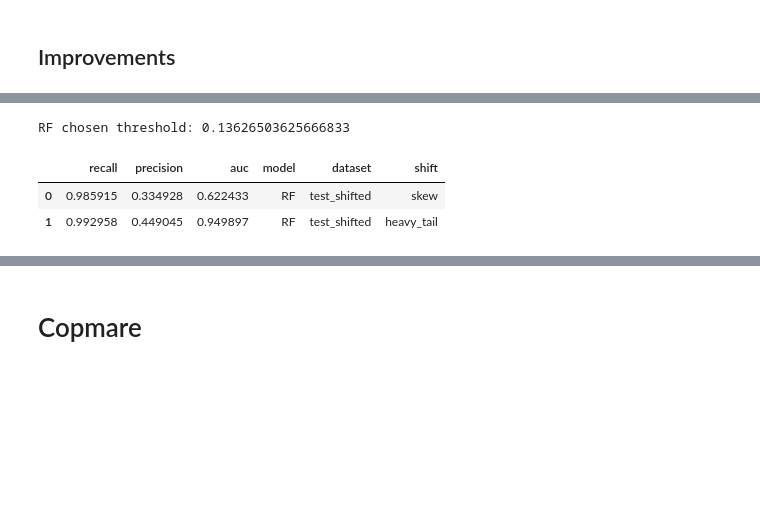
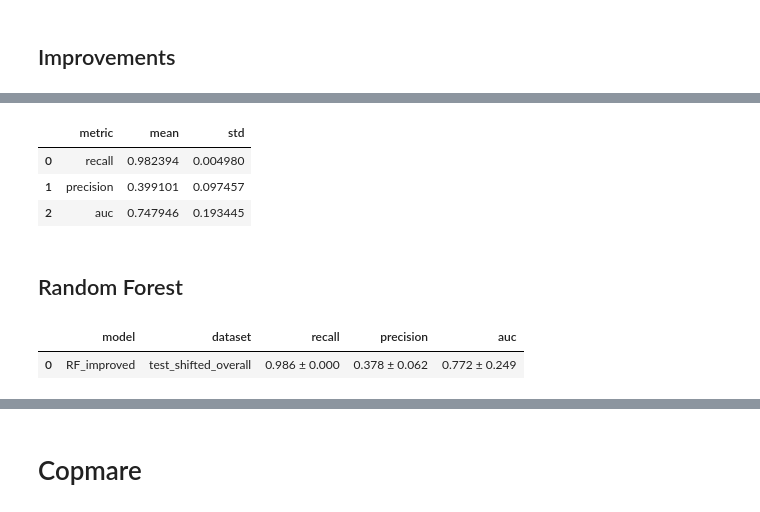
Before and after one commit to shaharberkovich/DataMining_shahar_hila_shir, a Jupyter notebook: AlzheimersProject.ipynb, the cells around one changed output, grey strips where cells are left out. Saved outputs shown, nothing was run; the diff lists cells and outputs as text; code cells hidden in the pictures; blank space fills up the shorter version.

Commit message:
Fix pipeline, FE integration, threshold evaluation and model comparison

```diff
--- a/AlzheimersProject.ipynb
+++ b/AlzheimersProject.ipynb
@@ -1759,8 +1771,8 @@ categorical_pipe = Pipeline(steps=[
 # %%
 preprocessor = ColumnTransformer(
     transformers=[
-        ("num", numeric_pipe, num_cols),
-        ("ethnicity", categorical_pipe, cat_cols),
+        ("num", numeric_pipe, make_column_selector(dtype_include=np.number)),
+        ("cat", categorical_pipe, make_column_selector(dtype_exclude=np.number)),
     ],
     remainder="drop"
 )
@@ -2643,8 +2668,8 @@ categorical_pipe = Pipeline(steps=[
 # %%
 improved_preprocessor = ColumnTransformer(
     transformers=[
-        ("num", numeric_pipe, num_cols),
-        ("ethnicity", categorical_pipe, cat_cols),
+        ("num", numeric_pipe, make_column_selector(dtype_include=np.number)),
+        ("cat", categorical_pipe, make_column_selector(dtype_exclude=np.number)),
     ],
     remainder="drop"
 )
@@ -2739 +2780,17 @@ pd.DataFrame(results)
+# %%
+overall_numeric = (
+    df_shift[["recall", "precision", "auc"]]
+    .agg(["mean", "std"])
+    .T
+    .reset_index()
+    .rename(columns={"index": "metric"})
+)
+overall_numeric
+# %% [output]
+|  | metric | mean | std |
+| 0 | recall | 0.982394 | 0.004980 |
+| 1 | precision | 0.399101 | 0.097457 |
+| 2 | auc | 0.747946 | 0.193445 |
+# %% [markdown]
+## Random Forest
 # %%
@@ -2748,0 +2826,7 @@ X_mixed_rf, y_mixed_rf = make_mixed_train(
+# %%
+X_tr, X_val, y_tr, y_val = train_test_split(
+    X_train, y_train,
+    test_size=0.2,
+    random_state=42,
+    stratify=y_train
+)
@@ -2749,31 +2841,44 @@ X_mixed_rf, y_mixed_rf = make_mixed_train(
 # %%
 pipe_rf_improved.fit(X_mixed_rf, y_mixed_rf)
-
-t_rf = pick_threshold_on_validation(pipe_rf_improved, X_val, y_val, min_precision=0.5)
-print("RF chosen threshold:", t_rf)
+t_rf = pick_threshold_on_validation(
+    pipe_rf_improved, X_val, y_val,
+    min_precision=0.5
+)
-# %% [output]
-RF chosen threshold: 0.13626503625666833
 # %%
 rf_shift_results = []
 
 for shift in ["skew", "heavy_tail"]:
     X_test_syn, idx = make_X_syn_global_shift(
         X_test,
         n=len(X_test),
         shift=shift,
         seed=777,
         noise_scale=0.15,
         return_idx=True,
         clip_ranges=CLIP_RANGES
     )
     y_test_syn = y_test.iloc[idx].to_numpy()
 
-    metrics = eval_frozen_threshold(pipe_rf_improved, X_test_syn, y_test_syn, threshold=t_rf)
-    metrics.update({"model": "RF", "dataset": "test_shifted", "shift": shift})
+    metrics = eval_frozen_threshold(
+        pipe_rf_improved,
+        X_test_syn,
+        y_test_syn,
+        threshold=t_rf
+    )
+
     rf_shift_results.append(metrics)
 
-pd.DataFrame(rf_shift_results)
+df_rf_shift = pd.DataFrame(rf_shift_results)
+
+rf_overall = pd.DataFrame([{
+    "model": "RF_improved",
+    "dataset": "test_shifted_overall",
+    "recall": pm(df_rf_shift["recall"]),
+    "precision": pm(df_rf_shift["precision"]),
+    "auc": pm(df_rf_shift["auc"]),
+}])
+
+rf_overall
 # %% [output]
-|  | recall | precision | auc | model | dataset | shift |
-| 0 | 0.985915 | 0.334928 | 0.622433 | RF | test_shifted | skew |
-| 1 | 0.992958 | 0.449045 | 0.949897 | RF | test_shifted | heavy_tail |
+|  | model | dataset | recall | precision | auc |
+| 0 | RF_improved | test_shifted_overall | 0.986 ± 0.000 | 0.378 ± 0.062 | 0.772 ± 0.249 |
```
Also changed, not shown: parts of 50 cells of this notebook.
